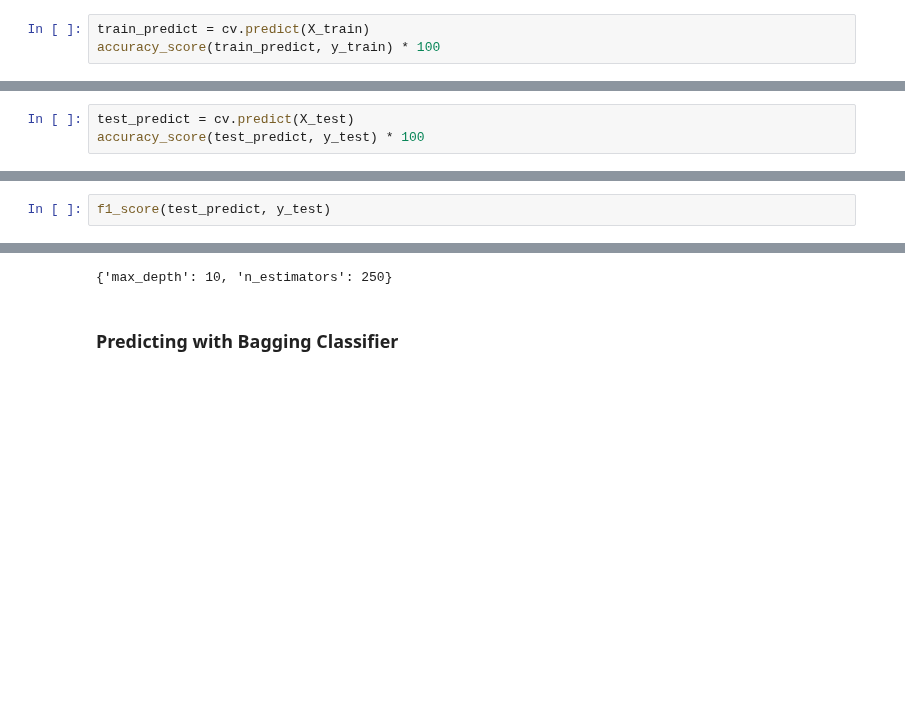
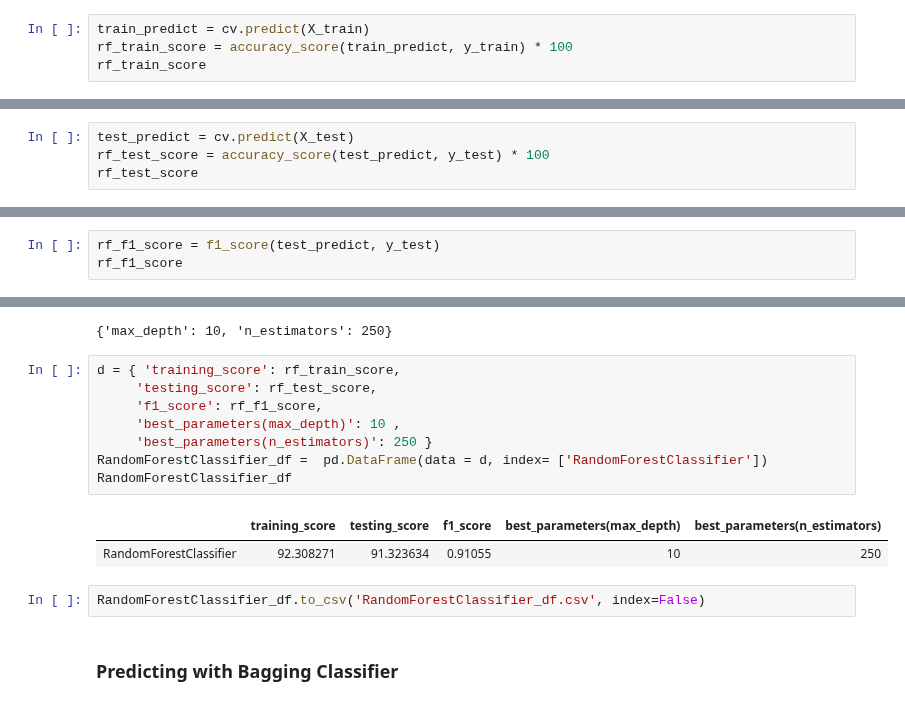
Before and after one commit to amitborkar98/Starbucks-capstone, a Jupyter notebook: Starbucks_Capstone_notebook.ipynb, the cells around one changed output, grey strips where cells are left out. Saved outputs shown, nothing was run; the diff lists cells and outputs as text; blank space fills up the shorter version.

```diff
--- a/Starbucks_Capstone_notebook.ipynb
+++ b/Starbucks_Capstone_notebook.ipynb
@@ -1527,5 +1527,6 @@ GridSearchCV(cv='warn', error_score='raise-deprecating',
              scoring=None, verbose=0)
 # %%
 train_predict = cv.predict(X_train)
-accuracy_score(train_predict, y_train) * 100
+rf_train_score = accuracy_score(train_predict, y_train) * 100
+rf_train_score
 # %% [output]
@@ -1537,4 +1534,5 @@ f1_score(train_predict, y_train)
 # %%
 test_predict = cv.predict(X_test)
-accuracy_score(test_predict, y_test) * 100
+rf_test_score = accuracy_score(test_predict, y_test) * 100
+rf_test_score
 # %% [output]
@@ -1542,3 +1540,4 @@ accuracy_score(test_predict, y_test) * 100
 # %%
-f1_score(test_predict, y_test)
+rf_f1_score = f1_score(test_predict, y_test)
+rf_f1_score
 # %% [output]
@@ -1557,6 +1556,19 @@ RandomForestClassifier(bootstrap=True, class_weight=None, criterion='gini',
 cv.best_params_
 # %% [output]
 {'max_depth': 10, 'n_estimators': 250}
+# %%
+d = { 'training_score': rf_train_score,
+     'testing_score': rf_test_score,
+     'f1_score': rf_f1_score,
+     'best_parameters(max_depth)': 10 ,
+     'best_parameters(n_estimators)': 250 }
+RandomForestClassifier_df =  pd.DataFrame(data = d, index= ['RandomForestClassifier'])
+RandomForestClassifier_df
+# %% [output]
+|  | training_score | testing_score | f1_score | best_parameters(max_depth) | best_parameters(n_estimators) |
+| RandomForestClassifier | 92.308271 | 91.323634 | 0.91055 | 10 | 250 |
+# %%
+RandomForestClassifier_df.to_csv('RandomForestClassifier_df.csv', index=False)
 # %% [markdown]
 ### Predicting with Bagging Classifier
 # %%
```
Also changed, not shown: parts of 19 cells of this notebook, 3 other files.
